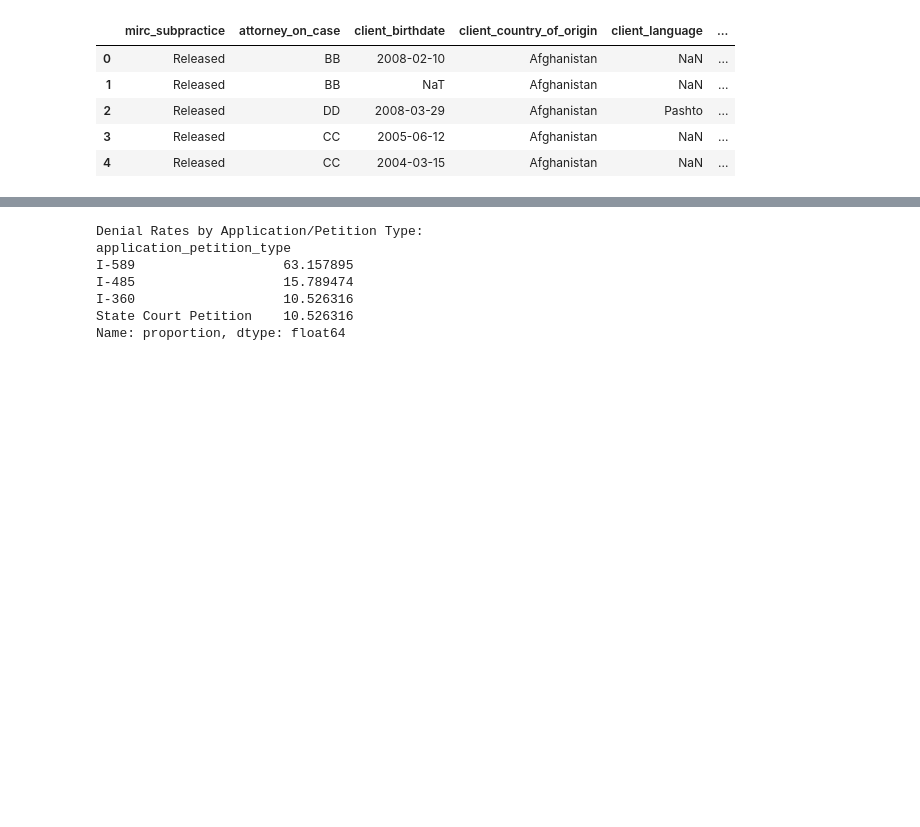
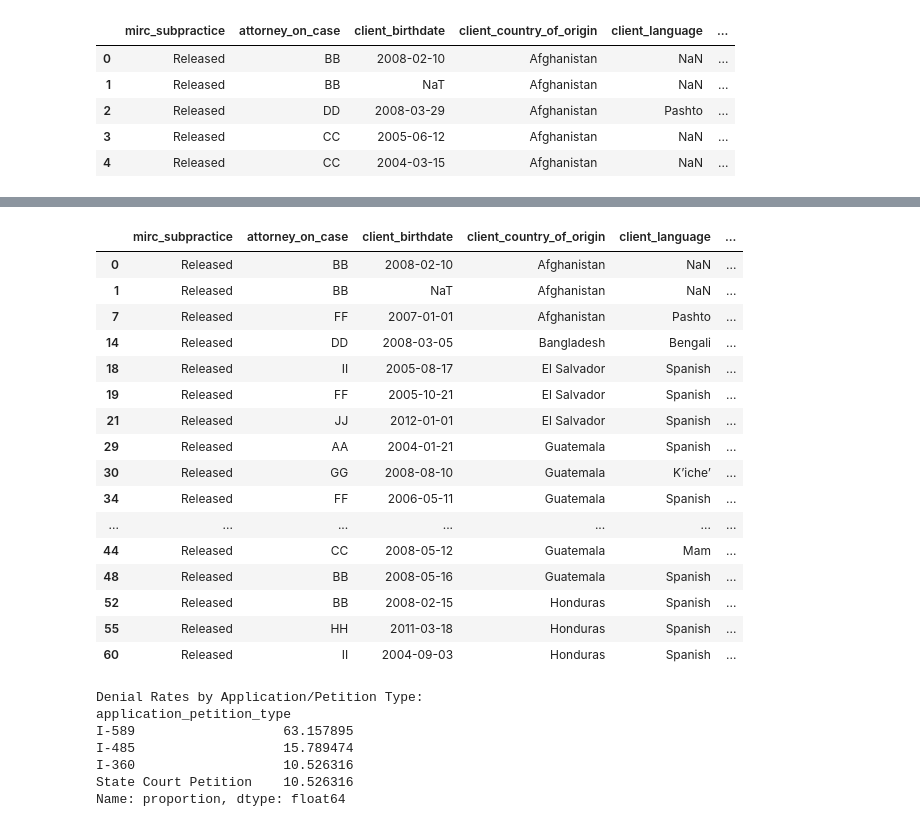
Before and after one commit to marvinkassabian/mirc-examples, a Jupyter notebook: exercise-2/federal_form_denial_rate.ipynb, the cells around one changed output, grey strips where cells are left out. Cells and saved outputs as stored; diff of their text form; code cells hidden in the pictures; blank space fills up the shorter version.

```diff
--- a/exercise-2/federal_form_denial_rate.ipynb
+++ b/exercise-2/federal_form_denial_rate.ipynb
@@ -43 +120,22 @@ Index(['mirc_subpractice', 'attorney_on_case', 'client_birthdate',
+# %%
+
+denied_data
+# %% [output]
+|  | mirc_subpractice | attorney_on_case | client_birthdate | client_country_of_origin | client_language | ... |
+| 0 | Released | BB | 2008-02-10 | Afghanistan | NaN | ... |
+| 1 | Released | BB | NaT | Afghanistan | NaN | ... |
+| 7 | Released | FF | 2007-01-01 | Afghanistan | Pashto | ... |
+| 14 | Released | DD | 2008-03-05 | Bangladesh | Bengali | ... |
+| 18 | Released | II | 2005-08-17 | El Salvador | Spanish | ... |
+| 19 | Released | FF | 2005-10-21 | El Salvador | Spanish | ... |
+| 21 | Released | JJ | 2012-01-01 | El Salvador | Spanish | ... |
+| 29 | Released | AA | 2004-01-21 | Guatemala | Spanish | ... |
+| 30 | Released | GG | 2008-08-10 | Guatemala | K’iche’ | ... |
+| 34 | Released | FF | 2006-05-11 | Guatemala | Spanish | ... |
+| ... | ... | ... | ... | ... | ... | ... |
+| 44 | Released | CC | 2008-05-12 | Guatemala | Mam | ... |
+| 48 | Released | BB | 2008-05-16 | Guatemala | Spanish | ... |
+| 52 | Released | BB | 2008-02-15 | Honduras | Spanish | ... |
+| 55 | Released | HH | 2011-03-18 | Honduras | Spanish | ... |
+| 60 | Released | II | 2004-09-03 | Honduras | Spanish | ... |
 # %%
```
Also changed, not shown: parts of 3 cells of this notebook, 3 other files.
